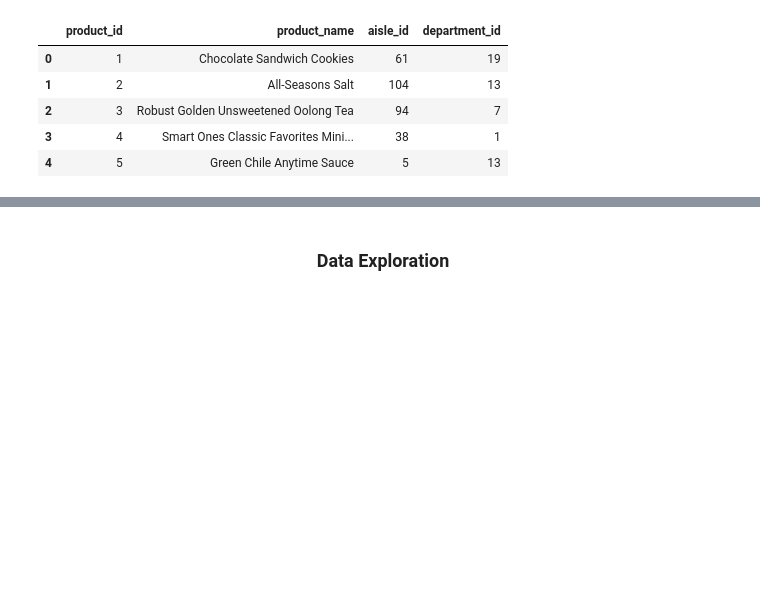
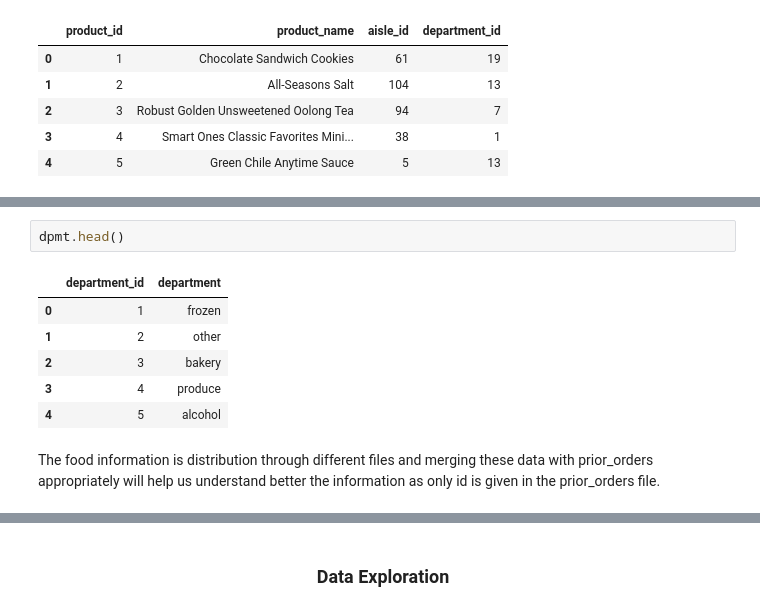
Before and after one commit to MelanVijayaratnam/Kaggle-nb, a Jupyter notebook: Instacart/Instacart.ipynb, the cells around one changed output, grey strips where cells are left out. Cells and saved outputs as stored; diff of their text form; blank space fills up the shorter version.

```diff
--- a/Instacart/Instacart.ipynb
+++ b/Instacart/Instacart.ipynb
@@ -263,0 +292,11 @@ products.head()
+# %%
+dpmt.head()
+# %% [output]
+|  | department_id | department |
+| 0 | 1 | frozen |
+| 1 | 2 | other |
+| 2 | 3 | bakery |
+| 3 | 4 | produce |
+| 4 | 5 | alcohol |
+# %% [markdown]
+The food information is distribution through different files and merging these data with prior_orders appropriately will help us understand better the information as only id is given in the prior_orders file.
```
Also changed, not shown: parts of 14 cells of this notebook.
